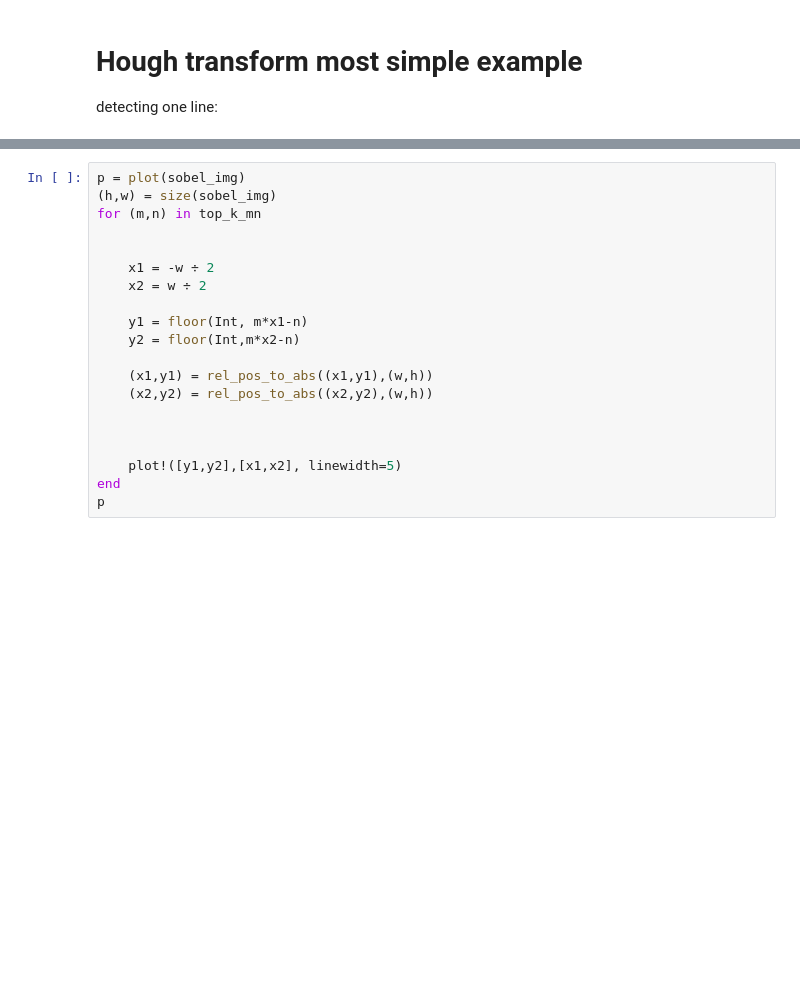
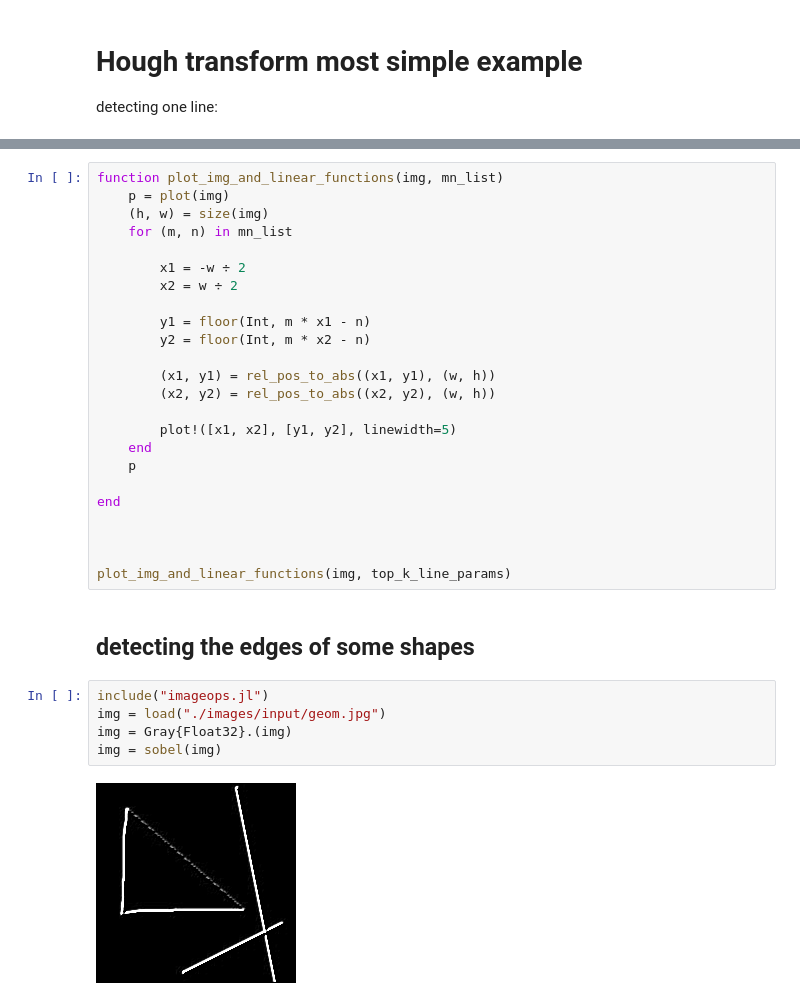
Before and after one commit to tadeohepperle/advanced_bioimage_programming, a Jupyter notebook: image_ops_julia/jl.ipynb, the cells around one changed output, grey strips where cells are left out. Drawn from its saved outputs; the diff is of its cells as text; blank space fills up the shorter version.

```diff
--- a/image_ops_julia/jl.ipynb
+++ b/image_ops_julia/jl.ipynb
@@ -63,20 +45,33 @@ end
 # %%
-p = plot(sobel_img)
-(h,w) = size(sobel_img)
-for (m,n) in top_k_mn
+function plot_img_and_linear_functions(img, mn_list)
+    p = plot(img)
+    (h, w) = size(img)
+    for (m, n) in mn_list
 
+        x1 = -w ÷ 2
+        x2 = w ÷ 2
 
-    x1 = -w ÷ 2
-    x2 = w ÷ 2
+        y1 = floor(Int, m * x1 - n)
+        y2 = floor(Int, m * x2 - n)
 
-    y1 = floor(Int, m*x1-n)
-    y2 = floor(Int,m*x2-n)
+        (x1, y1) = rel_pos_to_abs((x1, y1), (w, h))
+        (x2, y2) = rel_pos_to_abs((x2, y2), (w, h))
 
-    (x1,y1) = rel_pos_to_abs((x1,y1),(w,h))
-    (x2,y2) = rel_pos_to_abs((x2,y2),(w,h))
+        plot!([x1, x2], [y1, y2], linewidth=5)
+    end
+    p
+
+end
 
 
 
-    plot!([y1,y2],[x1,x2], linewidth=5)
-end
-p
+plot_img_and_linear_functions(img, top_k_line_params)
+# %% [markdown]
+## detecting the edges of some shapes
+# %%
+include("imageops.jl")
+img = load("./images/input/geom.jpg")
+img = Gray{Float32}.(img)
+img = sobel(img)
+# %% [output]
+[figure, added]
```
Also changed, not shown: parts of 7 cells of this notebook, 2 other files.
